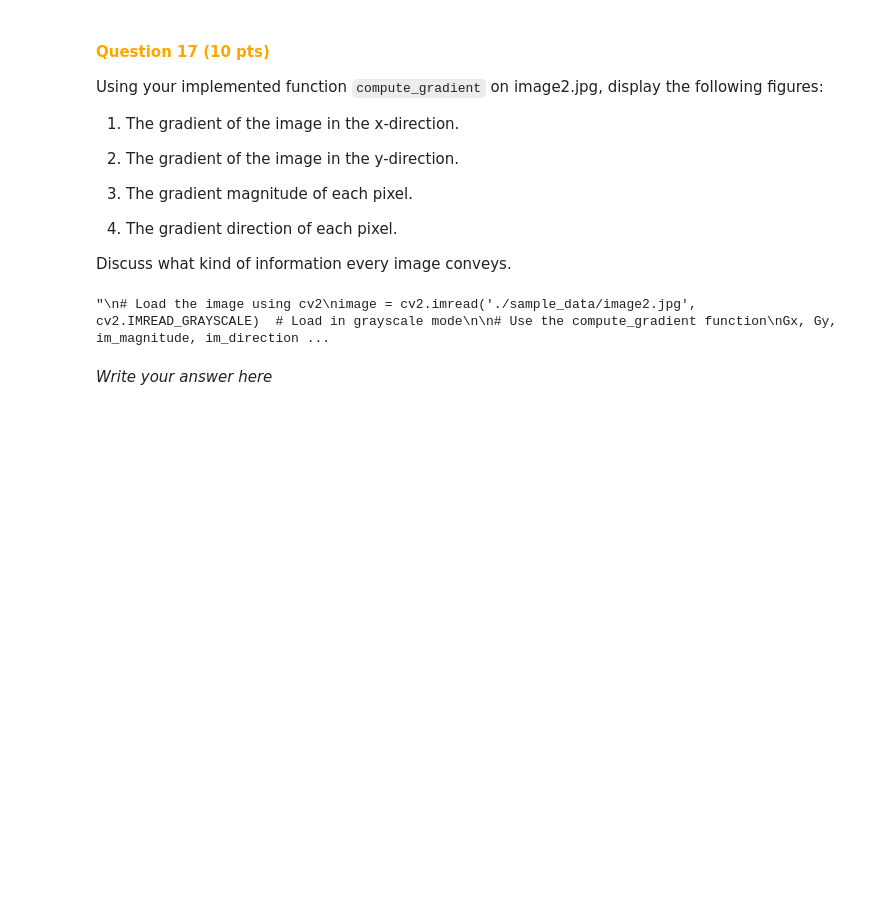
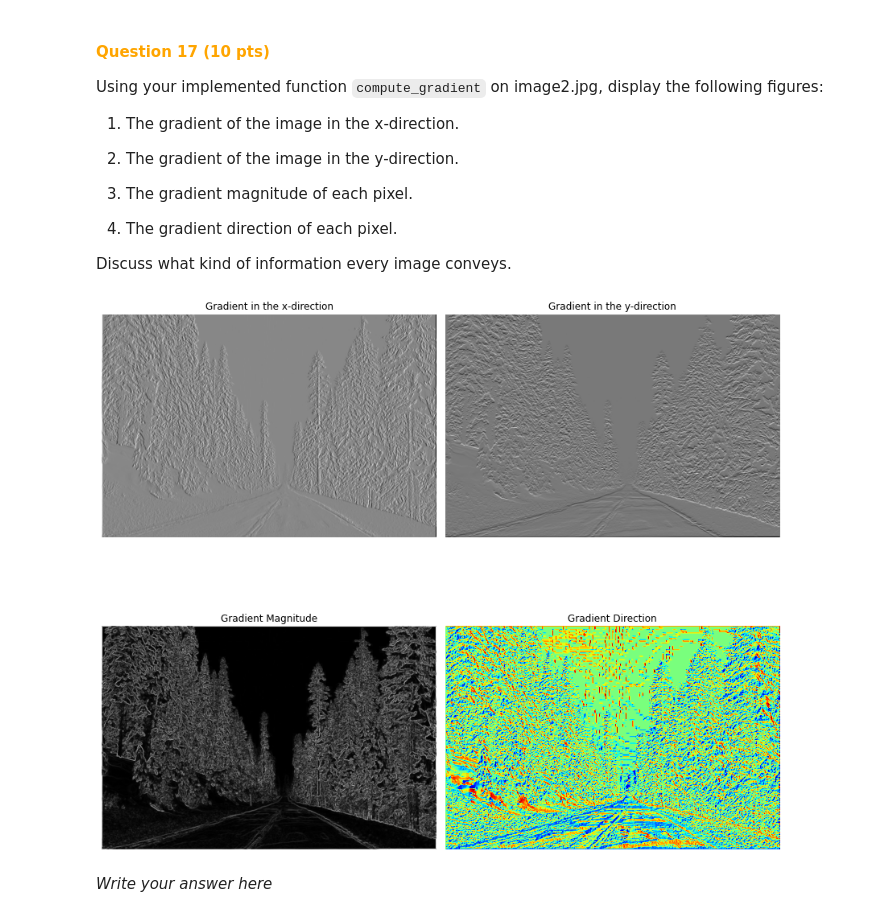
Before and after one commit to karim-abdel/ComputerVision_1, a Jupyter notebook: Lab2/CV1_Lab2.ipynb, the cells around one changed output. Cells and saved outputs as stored; diff of their text form; code cells hidden in the pictures; blank space fills up the shorter version.

```diff
--- a/Lab2/CV1_Lab2.ipynb
+++ b/Lab2/CV1_Lab2.ipynb
@@ -996,8 +996,6 @@ Implement `compute_gradient`
 **Note:**
 You are not allowed to use the Python built-in functions for computing gradient. But for doing 2D convolution, you can benefit from `scipy.signal.convolve2d` function.
 # %%
-import numpy as np
-
 def compute_gradient(image):
     '''
     The outputs of this function should be:
@@ -1007,13 +1005,13 @@ def compute_gradient(image):
       4. The gradient direction.
     '''
 
-    # TODO: YOUR CODE HERE
     x_gradient_kernel = np.array([[1, 0, -1], [2, 0, -2], [1, 0, -1]])
     y_gradient_kernel = np.array([[1, 2, 1], [0, 0, 0], [-1, -2, -1]])
-    Gx = scipy.signal.convolve2d(x_gradient_kernel, image)
-    Gy = scipy.signal.convolve2d(y_gradient_kernel, image)
+    Gx = scipy.signal.convolve2d(image,x_gradient_kernel)
+    Gy = scipy.signal.convolve2d(image,y_gradient_kernel)
     im_magnitude = np.sqrt(Gx**2 + Gy**2)
-    im_direction = np.arctan(Gy/Gx)
+    im_direction = np.arctan2(Gy,Gx)
+
     return Gx, Gy, im_magnitude, im_direction
 # %% [markdown]
 #### <span style="color:orange;">  Question 17 (10 pts) </span>
@@ -1029,44 +1027,38 @@ Using your implemented function `compute_gradient` on image2.jpg, display the fo
 
 Discuss what kind of information every image conveys.
 # %%
-import cv2
-import matplotlib.pyplot as plt
 
-'''''''''
-# Load the image using cv2
-image = cv2.imread('./sample_data/image2.jpg', cv2.IMREAD_GRAYSCALE)  # Load in grayscale mode
+image = cv2.imread("./sample_data/image2.jpg")
+image  = cv2.cvtColor(image, cv2.COLOR_BGR2GRAY)
 
-# Use the compute_gradient function
 Gx, Gy, im_magnitude, im_direction = compute_gradient(image)
 
-# Display the results
 fig, axs = plt.subplots(2, 2, figsize=(12, 12))
 
-# Gradient in the x-direction
+
 axs[0, 0].imshow(Gx, cmap='gray')
 axs[0, 0].set_title('Gradient in the x-direction')
 axs[0, 0].axis('off')
 
-# Gradient in the y-direction
+
 axs[0, 1].imshow(Gy, cmap='gray')
 axs[0, 1].set_title('Gradient in the y-direction')
 axs[0, 1].axis('off')
 
-# Gradient magnitude
+
 axs[1, 0].imshow(im_magnitude, cmap='gray')
 axs[1, 0].set_title('Gradient Magnitude')
 axs[1, 0].axis('off')
 
-# Gradient direction
-axs[1, 1].imshow(im_direction, cmap='jet')  # Using a colormap to visualize angles
+
+axs[1, 1].imshow(im_direction, cmap='jet')
 axs[1, 1].set_title('Gradient Direction')
 axs[1, 1].axis('off')
 
 plt.tight_layout()
 plt.show()
-'''''''''
 # %% [output]
-"\n# Load the image using cv2\nimage = cv2.imread('./sample_data/image2.jpg', cv2.IMREAD_GRAYSCALE)  # Load in grayscale mode\n\n# Use the compute_gradient function\nGx, Gy, im_magnitude, im_direction ...
+[figure, added]
 # %% [markdown]
 *Write your answer here*
 # %% [markdown]
```
Also changed, not shown: parts of 4 cells of this notebook.
